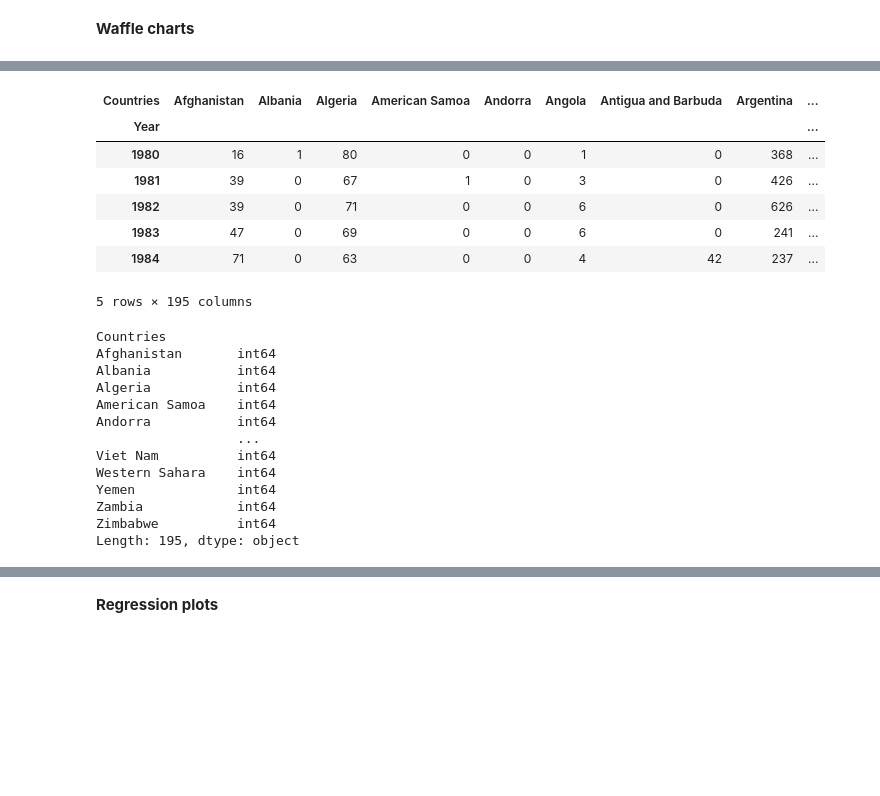
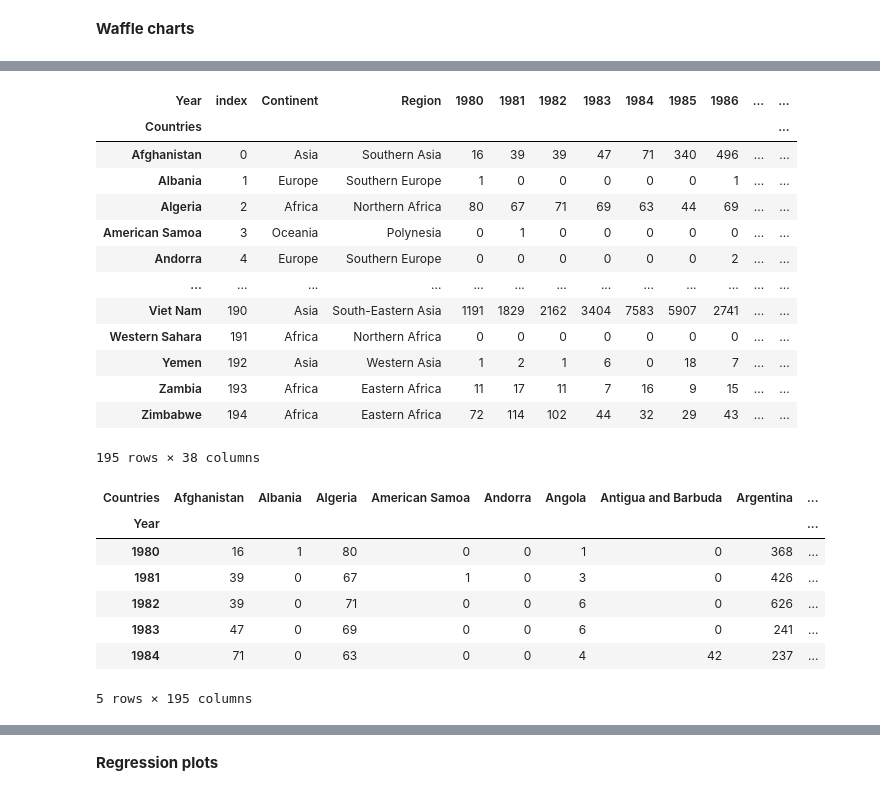
Before and after one commit to Parishri07/Data-Science-and-Machine-Learning, a Jupyter notebook: Matplotlib.ipynb, the cells around one changed output, grey strips where cells are left out. Drawn from its saved outputs; the diff is of its cells as text; code cells hidden in the pictures; blank space fills up the shorter version.

```diff
--- a/Matplotlib.ipynb
+++ b/Matplotlib.ipynb
@@ -307,34 +307,35 @@ Requirement already satisfied: python-dateutil>=2.7 in /usr/local/lib/python3.10
 Requirement already satisfied: six>=1.5 in /usr/local/lib/python3.10/dist-packages (from python-dateutil>=2.7->matplotlib->pywaffle) (1.16.0)
 Installing collected packages: fontawesomefree, pywaffle
 Successfully installed fontawesomefree-6.5.1 pywaffle-1.1.1
-# %%
-years = list(map(int, range(1980, 2014)))
-df_canada = df_canada[years].transpose()
-df_canada.head()
-# %% [output]
-| Countries | Afghanistan | Albania | Algeria | American Samoa | Andorra | Angola | Antigua and Barbuda | Argentina | ... |
-| Year |  |  |  |  |  |  |  |  | ... |
-| 1980 | 16 | 1 | 80 | 0 | 0 | 1 | 0 | 368 | ... |
-| 1981 | 39 | 0 | 67 | 1 | 0 | 3 | 0 | 426 | ... |
-| 1982 | 39 | 0 | 71 | 0 | 0 | 6 | 0 | 626 | ... |
-| 1983 | 47 | 0 | 69 | 0 | 0 | 6 | 0 | 241 | ... |
-| 1984 | 71 | 0 | 63 | 0 | 0 | 4 | 42 | 237 | ... |
-5 rows × 195 columns
-# %%
-print(df_canada.dtypes)
-# %% [output]
-Countries
-Afghanistan       int64
-Albania           int64
-Algeria           int64
-American Samoa    int64
-Andorra           int64
-                  ...
-Viet Nam          int64
-Western Sahara    int64
-Yemen             int64
-Zambia            int64
-Zimbabwe          int64
-Length: 195, dtype: object
 # %%
 from pywaffle import Waffle
+# %%
+df_canada
+# %% [output]
+| Year | index | Continent | Region | 1980 | 1981 | 1982 | 1983 | 1984 | 1985 | 1986 | ... | ... |
+| Countries |  |  |  |  |  |  |  |  |  |  |  | ... |
+| Afghanistan | 0 | Asia | Southern Asia | 16 | 39 | 39 | 47 | 71 | 340 | 496 | ... | ... |
+| Albania | 1 | Europe | Southern Europe | 1 | 0 | 0 | 0 | 0 | 0 | 1 | ... | ... |
+| Algeria | 2 | Africa | Northern Africa | 80 | 67 | 71 | 69 | 63 | 44 | 69 | ... | ... |
+| American Samoa | 3 | Oceania | Polynesia | 0 | 1 | 0 | 0 | 0 | 0 | 0 | ... | ... |
+| Andorra | 4 | Europe | Southern Europe | 0 | 0 | 0 | 0 | 0 | 0 | 2 | ... | ... |
+| ... | ... | ... | ... | ... | ... | ... | ... | ... | ... | ... | ... | ... |
+| Viet Nam | 190 | Asia | South-Eastern Asia | 1191 | 1829 | 2162 | 3404 | 7583 | 5907 | 2741 | ... | ... |
+| Western Sahara | 191 | Africa | Northern Africa | 0 | 0 | 0 | 0 | 0 | 0 | 0 | ... | ... |
+| Yemen | 192 | Asia | Western Asia | 1 | 2 | 1 | 6 | 0 | 18 | 7 | ... | ... |
+| Zambia | 193 | Africa | Eastern Africa | 11 | 17 | 11 | 7 | 16 | 9 | 15 | ... | ... |
+| Zimbabwe | 194 | Africa | Eastern Africa | 72 | 114 | 102 | 44 | 32 | 29 | 43 | ... | ... |
+195 rows × 38 columns
+# %%
+years = list(map(int, range(1980, 2014)))
+df_waffle = df_canada[years].transpose()
+df_waffle.head()
+# %% [output]
+| Countries | Afghanistan | Albania | Algeria | American Samoa | Andorra | Angola | Antigua and Barbuda | Argentina | ... |
+| Year |  |  |  |  |  |  |  |  | ... |
+| 1980 | 16 | 1 | 80 | 0 | 0 | 1 | 0 | 368 | ... |
+| 1981 | 39 | 0 | 67 | 1 | 0 | 3 | 0 | 426 | ... |
+| 1982 | 39 | 0 | 71 | 0 | 0 | 6 | 0 | 626 | ... |
+| 1983 | 47 | 0 | 69 | 0 | 0 | 6 | 0 | 241 | ... |
+| 1984 | 71 | 0 | 63 | 0 | 0 | 4 | 42 | 237 | ... |
+5 rows × 195 columns
```
Also changed, not shown: parts of 10 cells of this notebook.
